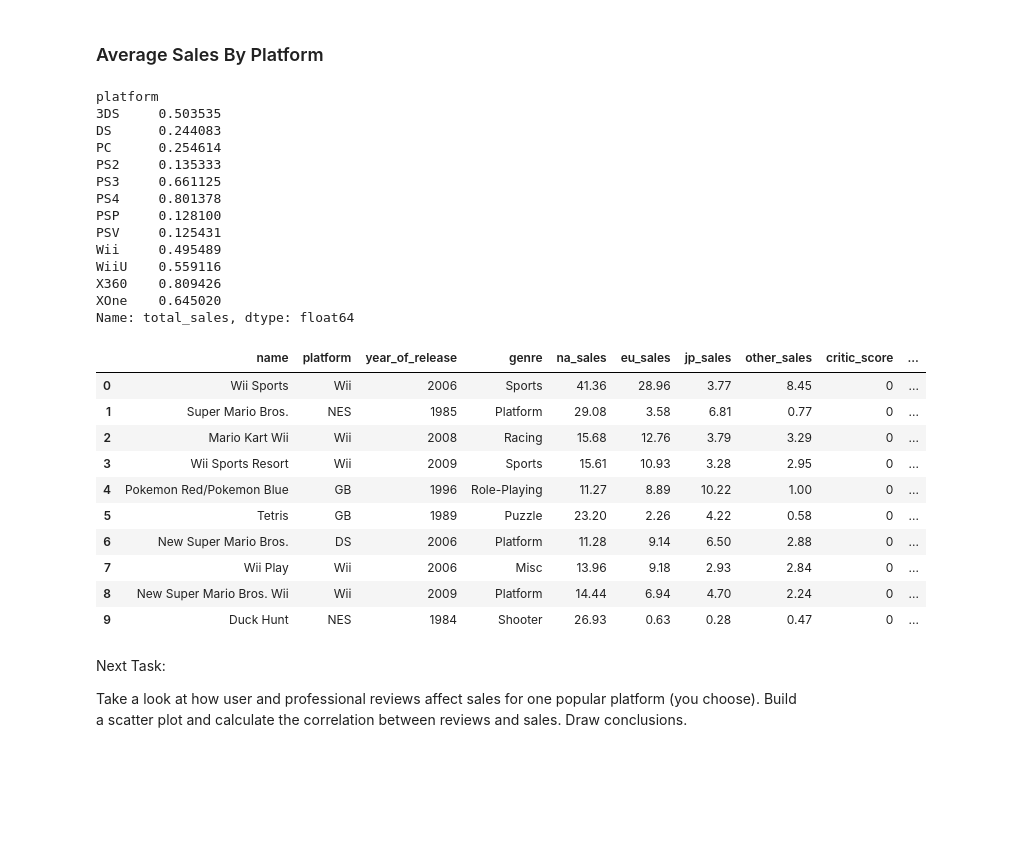
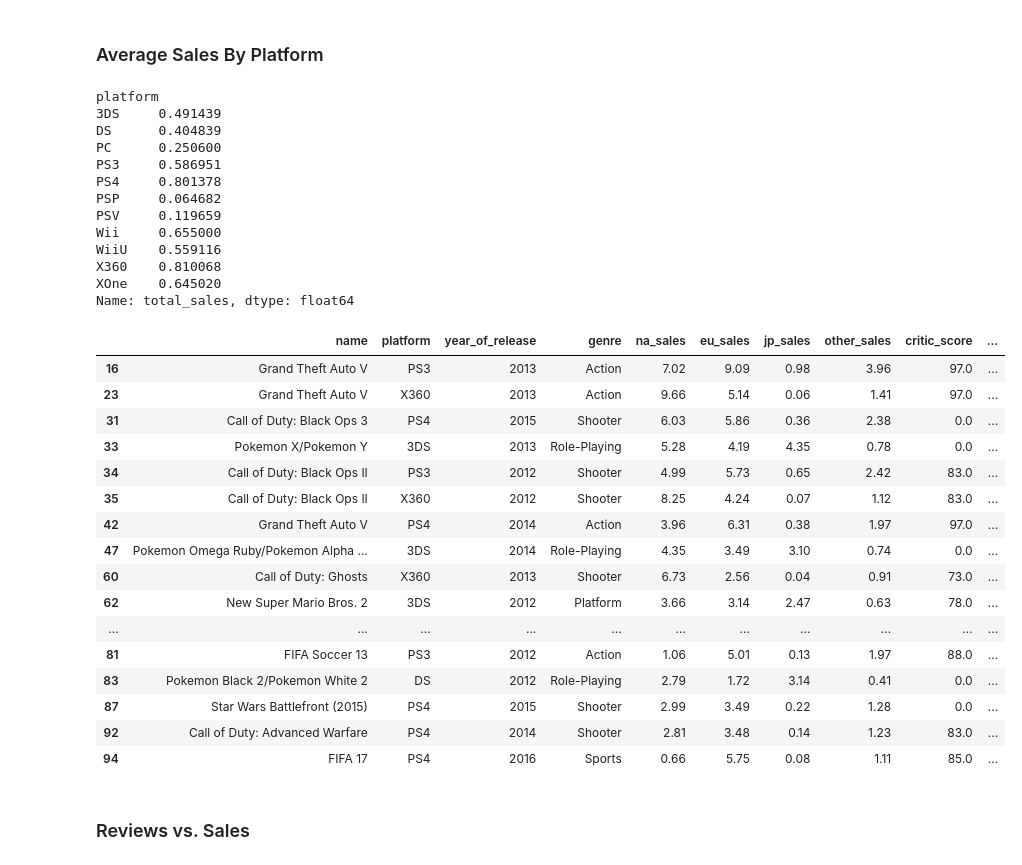
Before and after one commit to xevihaqeel/GameData, a Jupyter notebook: VideoGameDataAnalysis.ipynb, the cells around one changed output. Drawn from its saved outputs; the diff is of its cells as text; code cells hidden in the pictures; blank space fills up the shorter version.

Commit message:
Addressed Reviewer's comments and completed project

```diff
--- a/VideoGameDataAnalysis.ipynb
+++ b/VideoGameDataAnalysis.ipynb
@@ -10,7 +101,7 @@ from functools import reduce
 from scipy import stats
 from scipy.stats import pearsonr
 # %%
-games = pd.read_csv('games.csv')
+games = pd.read_csv('datasets/games.csv')
 # %%
 games.info()
 games.head(20)
@@ -86,4 +204,4 @@ games.loc[games['user_score'] == 'tbd', 'user_score'] = np.nan
 games['user_score'] = games['user_score'].fillna(0).astype(float)
 # %%
 #calculating total sales
-games['total_sales'] = games['na_sales'] + games['eu_sales'] + games['jp_sales'] + games['other_sales']
+games['total_sales'] = games[['na_sales','eu_sales','jp_sales','other_sales']].sum(axis=1)
@@ -106,0 +235,2 @@ games.head(10)
+# %%
+games = games.drop_duplicates(subset=['name','year_of_release','platform'],keep='first',inplace=False)
@@ -183,7 +432,7 @@ platform_fade_frequency: 0.9
 # %% [markdown]
 ### Platforms That Lead in Sales
 # %%
-relevant_games = games[games['year_of_release'] >= 2010]
+relevant_games = games[games['year_of_release'] >= 2012]
 platform_trend = relevant_games.groupby(['platform', 'year_of_release'])['total_sales'].sum().reset_index()
 
 for platform in platform_trend['platform'].unique():
@@ -217,34 +568,37 @@ avg_sales = relevant_games.groupby('platform')['total_sales'].mean()
 print(avg_sales)
 # %% [output]
 platform
-3DS     0.503535
-DS      0.244083
-PC      0.254614
-PS2     0.135333
-PS3     0.661125
+3DS     0.491439
+DS      0.404839
+PC      0.250600
+PS3     0.586951
 PS4     0.801378
-PSP     0.128100
-PSV     0.125431
-Wii     0.495489
+PSP     0.064682
+PSV     0.119659
+Wii     0.655000
 WiiU    0.559116
-X360    0.809426
+X360    0.810068
 XOne    0.645020
 Name: total_sales, dtype: float64
 # %%
-games.head(10)
+relevant_games.head(20)
 # %% [output]
 |  | name | platform | year_of_release | genre | na_sales | eu_sales | jp_sales | other_sales | critic_score | ... |
-| 0 | Wii Sports | Wii | 2006 | Sports | 41.36 | 28.96 | 3.77 | 8.45 | 0 | ... |
-| 1 | Super Mario Bros. | NES | 1985 | Platform | 29.08 | 3.58 | 6.81 | 0.77 | 0 | ... |
-| 2 | Mario Kart Wii | Wii | 2008 | Racing | 15.68 | 12.76 | 3.79 | 3.29 | 0 | ... |
-| 3 | Wii Sports Resort | Wii | 2009 | Sports | 15.61 | 10.93 | 3.28 | 2.95 | 0 | ... |
-| 4 | Pokemon Red/Pokemon Blue | GB | 1996 | Role-Playing | 11.27 | 8.89 | 10.22 | 1.00 | 0 | ... |
-| 5 | Tetris | GB | 1989 | Puzzle | 23.20 | 2.26 | 4.22 | 0.58 | 0 | ... |
-| 6 | New Super Mario Bros. | DS | 2006 | Platform | 11.28 | 9.14 | 6.50 | 2.88 | 0 | ... |
-| 7 | Wii Play | Wii | 2006 | Misc | 13.96 | 9.18 | 2.93 | 2.84 | 0 | ... |
-| 8 | New Super Mario Bros. Wii | Wii | 2009 | Platform | 14.44 | 6.94 | 4.70 | 2.24 | 0 | ... |
-| 9 | Duck Hunt | NES | 1984 | Shooter | 26.93 | 0.63 | 0.28 | 0.47 | 0 | ... |
+| 16 | Grand Theft Auto V | PS3 | 2013 | Action | 7.02 | 9.09 | 0.98 | 3.96 | 97.0 | ... |
+| 23 | Grand Theft Auto V | X360 | 2013 | Action | 9.66 | 5.14 | 0.06 | 1.41 | 97.0 | ... |
+| 31 | Call of Duty: Black Ops 3 | PS4 | 2015 | Shooter | 6.03 | 5.86 | 0.36 | 2.38 | 0.0 | ... |
+| 33 | Pokemon X/Pokemon Y | 3DS | 2013 | Role-Playing | 5.28 | 4.19 | 4.35 | 0.78 | 0.0 | ... |
+| 34 | Call of Duty: Black Ops II | PS3 | 2012 | Shooter | 4.99 | 5.73 | 0.65 | 2.42 | 83.0 | ... |
+| 35 | Call of Duty: Black Ops II | X360 | 2012 | Shooter | 8.25 | 4.24 | 0.07 | 1.12 | 83.0 | ... |
+| 42 | Grand Theft Auto V | PS4 | 2014 | Action | 3.96 | 6.31 | 0.38 | 1.97 | 97.0 | ... |
+| 47 | Pokemon Omega Ruby/Pokemon Alpha ... | 3DS | 2014 | Role-Playing | 4.35 | 3.49 | 3.10 | 0.74 | 0.0 | ... |
+| 60 | Call of Duty: Ghosts | X360 | 2013 | Shooter | 6.73 | 2.56 | 0.04 | 0.91 | 73.0 | ... |
+| 62 | New Super Mario Bros. 2 | 3DS | 2012 | Platform | 3.66 | 3.14 | 2.47 | 0.63 | 78.0 | ... |
+| ... | ... | ... | ... | ... | ... | ... | ... | ... | ... | ... |
+| 81 | FIFA Soccer 13 | PS3 | 2012 | Action | 1.06 | 5.01 | 0.13 | 1.97 | 88.0 | ... |
+| 83 | Pokemon Black 2/Pokemon White 2 | DS | 2012 | Role-Playing | 2.79 | 1.72 | 3.14 | 0.41 | 0.0 | ... |
+| 87 | Star Wars Battlefront (2015) | PS4 | 2015 | Shooter | 2.99 | 3.49 | 0.22 | 1.28 | 0.0 | ... |
+| 92 | Call of Duty: Advanced Warfare | PS4 | 2014 | Shooter | 2.81 | 3.48 | 0.14 | 1.23 | 83.0 | ... |
+| 94 | FIFA 17 | PS4 | 2016 | Sports | 0.66 | 5.75 | 0.08 | 1.11 | 85.0 | ... |
 # %% [markdown]
-Next Task:
-
-Take a look at how user and professional reviews affect sales for one popular platform (you choose). Build a scatter plot and calculate the correlation between reviews and sales. Draw conclusions.
+### Reviews vs. Sales
```
Also changed, not shown: parts of 104 cells of this notebook, 1 other file.
